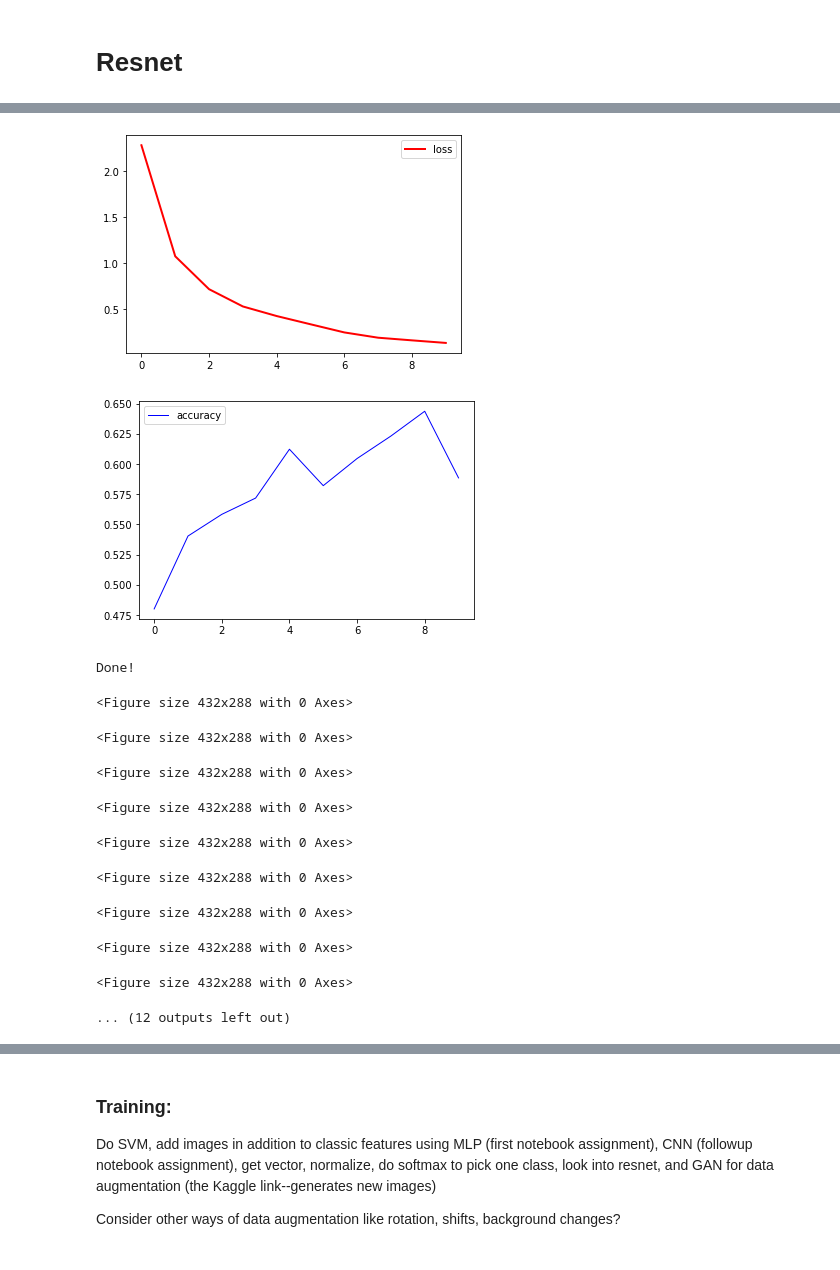
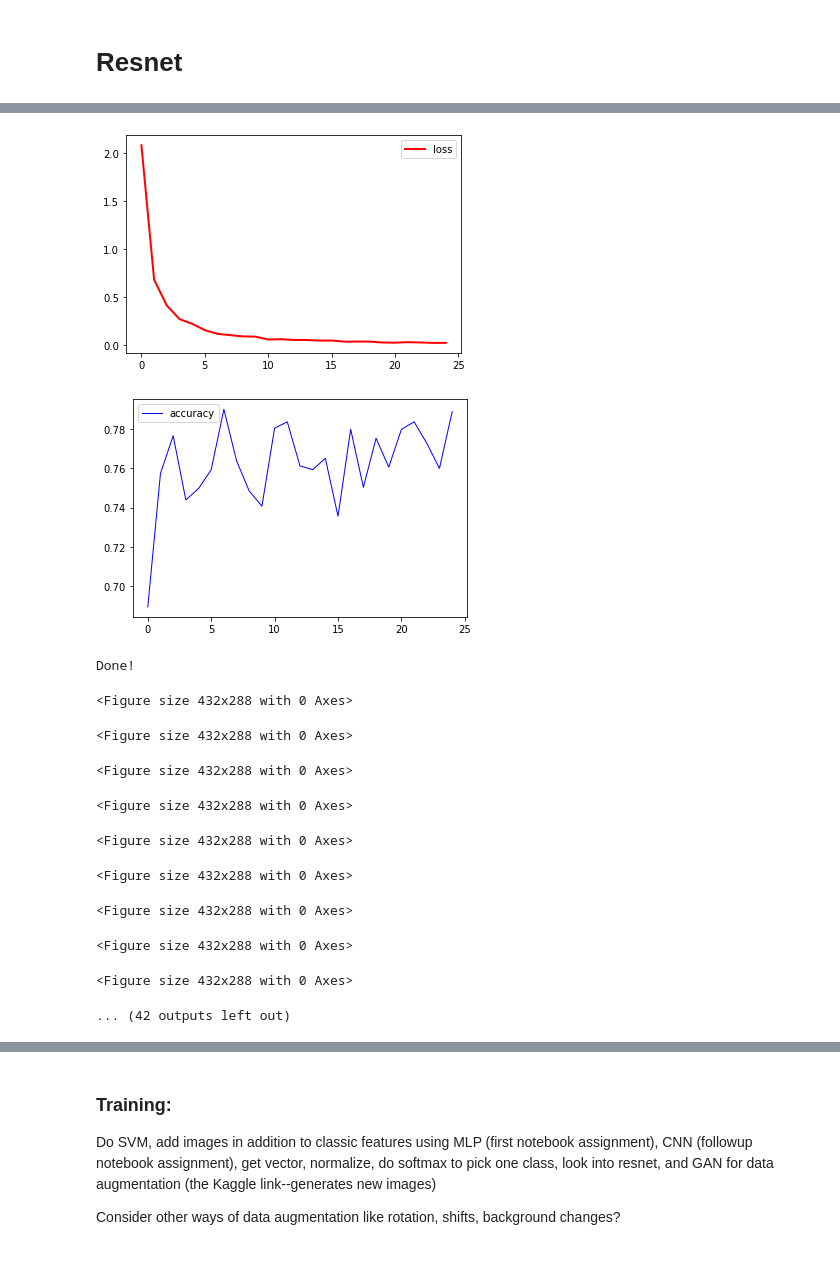
Before and after one commit to AdamKasumovic/CSE404-ML-Project-SS23, a Jupyter notebook: CSE404_ML_Project.ipynb, the cells around one changed output, grey strips where cells are left out. Drawn from its saved outputs; the diff is of its cells as text; code cells hidden in the pictures.

Commit message:
78% accuracy using resnet.

```diff
--- a/CSE404_ML_Project.ipynb
+++ b/CSE404_ML_Project.ipynb
@@ -854,2 +899,15 @@ plt.show()
 # %% [markdown]
 # Resnet
+# %%
+# RESIZE DATA
+PATH = 'data/images'
+data_dir = PATH + '/train'
+
+transform = transforms.Compose([transforms.Resize((256,256)),transforms.ToTensor()])
+training_data = datasets.ImageFolder(data_dir, transform=transform)
+
+class_counts = Counter(training_data.targets)
+sample_weights = [1/class_counts[i] for i in training_data.targets]
+
+sampler = WeightedRandomSampler(sample_weights, num_samples=len(sample_weights), replacement=True)
+train_dataloader = torch.utils.data.DataLoader(training_data, sampler=sampler, batch_size=5)  # sampler=sampler
@@ -855,0 +922,12 @@ plt.show()
+# %%
+PATH = 'data/images'
+data_dir = PATH + '/test'
+
+transform = transforms.Compose([transforms.Resize((256,256)),transforms.ToTensor()])
+test_data = datasets.ImageFolder(data_dir, transform=transform)
+
+class_counts = Counter(test_data.targets)
+sample_weights = [1/class_counts[i] for i in test_data.targets]
+
+sampler = WeightedRandomSampler(sample_weights, num_samples=len(sample_weights), replacement=True)
+test_dataloader = torch.utils.data.DataLoader(test_data, sampler=sampler, batch_size=5)
@@ -856,40 +942,40 @@ plt.show()
 # %%
 device = "cuda" if torch.cuda.is_available() else "cpu"
-resnet152 = models.resnet152(pretrained=True)
+resnet152 = models.resnet152(pretrained=True).to(torch.device('cuda:0'))
 # %%
 # Use cross-entropy loss as the loss function
 loss_fn_resnet = nn.CrossEntropyLoss()
-learning_rate = 1e-3
+learning_rate = 1e-4
 
 # Define a pytorch optimizer using stochastic gradient descent (SGD)
 optimizer_resnet = torch.optim.SGD(resnet152.parameters(), lr=learning_rate, momentum=0.9)
 # %%
-epochs = 10
+epochs = 25
 
 # for plotting the training loss
 history = {'losses': [], 'accuracies': []}
 for t in range(epochs):
     print(f"Epoch {t+1}\n-------------------------------")
     history['losses'].append(train(train_dataloader, resnet152, loss_fn_resnet, optimizer_resnet))
     history['accuracies'].append(test(test_dataloader, resnet152, loss_fn_resnet))
 
     plt.clf()
     fig1 = plt.figure()
     plt.plot(history['losses'], 'r-', lw=2, label='loss')
     plt.legend()
     display.clear_output(wait=True)
     display.display(plt.gcf())
 
     plt.clf()
     fig2 = plt.figure()
     plt.plot(history['accuracies'], 'b-', lw=1, label='accuracy')
     plt.legend()
 #     display.clear_output(wait=True)
     display.display(plt.gcf())
 print("Done!")
 # %% [output]
-[figure, old version]
+[figure, new version]
-[figure, old version]
+[figure, new version]
 Done!
 <Figure size 432x288 with 0 Axes>
 <Figure size 432x288 with 0 Axes>
@@ -900,7 +986,7 @@ Done!
 <Figure size 432x288 with 0 Axes>
 <Figure size 432x288 with 0 Axes>
 <Figure size 432x288 with 0 Axes>
-... (12 outputs left out)
+... (42 outputs left out)
 # %%
 # Make predictions on random 40 test data items using the trained model and visualize them
 n_rows = 4
```
Also changed, not shown: parts of 23 cells of this notebook.
